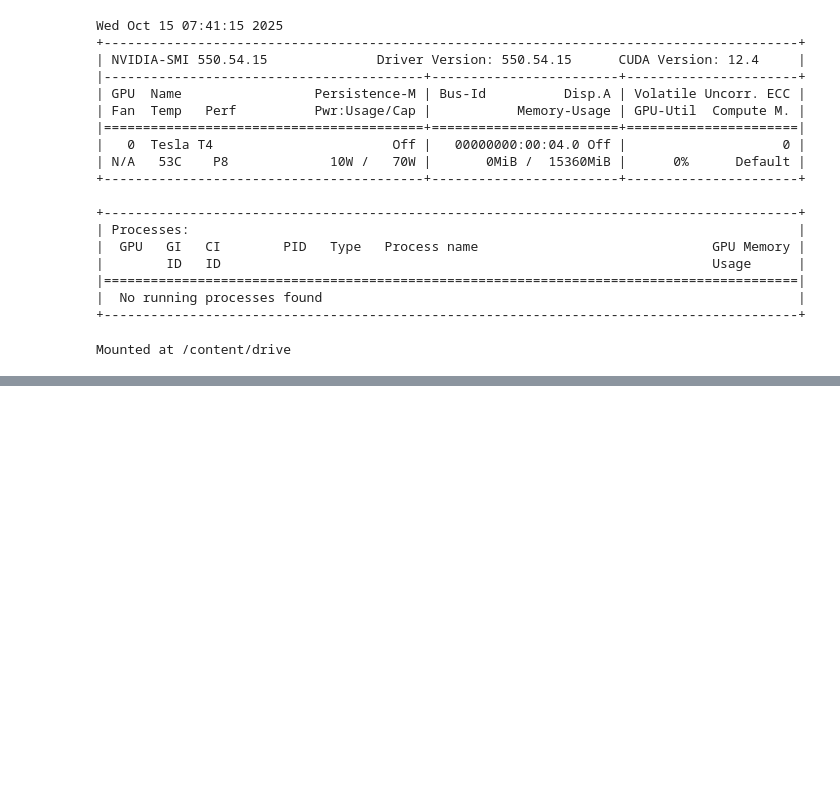
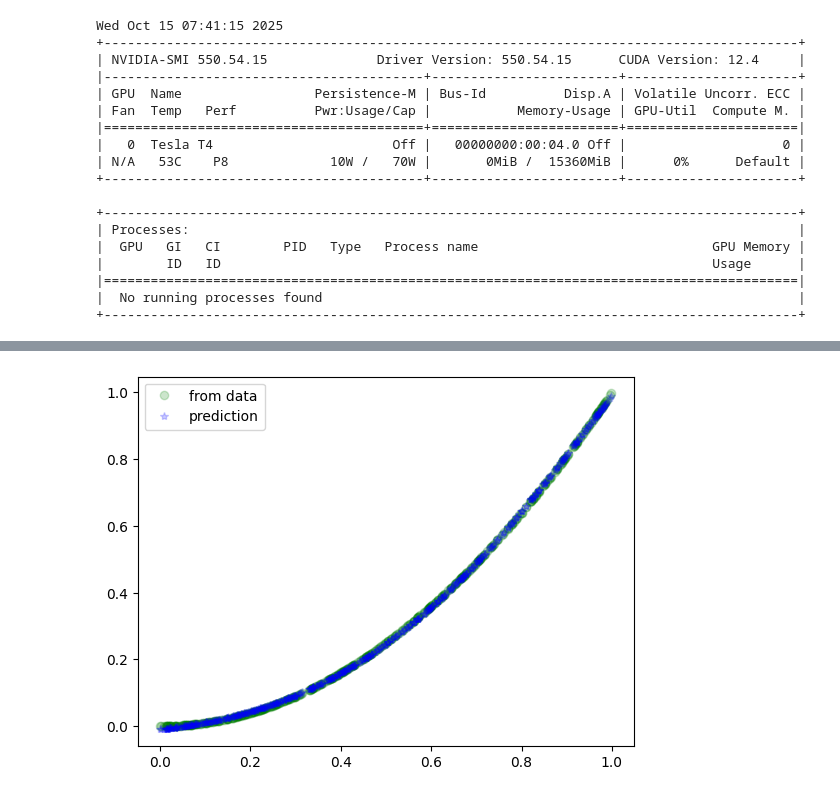
Before and after one commit to jsongmi/deeplearning_class, a Jupyter notebook: Lab1_1.ipynb, the cells around one changed output, grey strips where cells are left out. Saved outputs shown, nothing was run; the diff lists cells and outputs as text; code cells hidden in the pictures; blank space fills up the shorter version.

```diff
--- a/Lab1_1.ipynb
+++ b/Lab1_1.ipynb
@@ -21,8 +21,72 @@ Wed Oct 15 07:41:15 2025
 |=========================================================================================|
 |  No running processes found                                                             |
 +-----------------------------------------------------------------------------------------+
-# %%
-from google.colab import drive
-drive.mount('/content/drive')
-# %% [output]
-Mounted at /content/drive
+# %%
+import torch
+from torch import nn
+from torch.autograd import Variable
+import numpy as np
+import matplotlib.pyplot as plt
+from google.colab import drive
+drive.mount('/content/drive')
+
+class FeedforwardNeuralNetModel(nn.Module):
+    def __init__(self, input_dim, hidden_dim, output_dim):
+        super(FeedforwardNeuralNetModel, self).__init__()
+        # Linear function
+        self.fc1 = nn.Linear(input_dim, hidden_dim)
+        # Non-linear
+        self.sigmoid = nn.Sigmoid()
+        # Output Linear function
+        self.fc2 = nn.Linear(hidden_dim, output_dim)
+
+    def forward(self, x):
+        # Linear function # LINEAR
+        out = self.fc1(x)
+        # Non-linearity # Non-LINEAR
+        out = self.sigmoid(out)
+        # Linear function(readout) #LINEAR
+        out = self.fc2(out)
+        return out
+
+# generate the input data
+x_vals = np.random.rand(500)
+x_train = np.asarray(x_vals, dtype=np.float32).reshape(-1,1)
+y_correct = np.asarray([i**2 for i in x_vals], dtype=np.float32).reshape(-1,1)
+# instantiate network
+input_dim = 1
+output_dim = 1
+hidden_dim = 20
+
+modelFF = FeedforwardNeuralNetModel(input_dim, hidden_dim, output_dim)
+criterionFF = nn.MSELoss() # Mean Squared Loss
+l_rate = 0.01
+
+optimizer = torch.optim.Adam(modelFF.parameters(), lr=l_rate)
+
+epochs = 5000
+#Training
+for epoch in range(epochs):
+    epoch += 1
+    # increase the number of epochs by 1 every time
+    inputs = Variable(torch.from_numpy(x_train))
+    labels = Variable(torch.from_numpy(y_correct))
+    # clear grads
+    optimizer.zero_grad()
+    # forward to get predicted values
+    outputs = modelFF.forward(inputs)
+    loss = criterionFF(outputs, labels)
+    loss.backward() # back props
+    optimizer.step() # update the parameters
+
+    if(epoch+1) % 500 == 0: # Logging
+        print('Epoch [%d/%d], Loss: %.4f' %(epoch+1, epochs, loss.item()))
+        print('Final - epoch {}, loss {}' .format(epoch, loss.item()))
+
+# Test training
+predicted = modelFF(Variable(torch.from_numpy(x_train))).data.numpy()
+plt.plot(x_train, y_correct, 'go', label='from data', alpha=0.2)
+plt.plot(x_train, predicted, 'b*', label='prediction', alpha=0.2)
+plt.legend()
+plt.show()
+# %% [output]
@@ -28,0 +110 @@ Mounted at /content/drive
+[figure, added]
```
Also changed, not shown: parts of 1 cell of this notebook.
